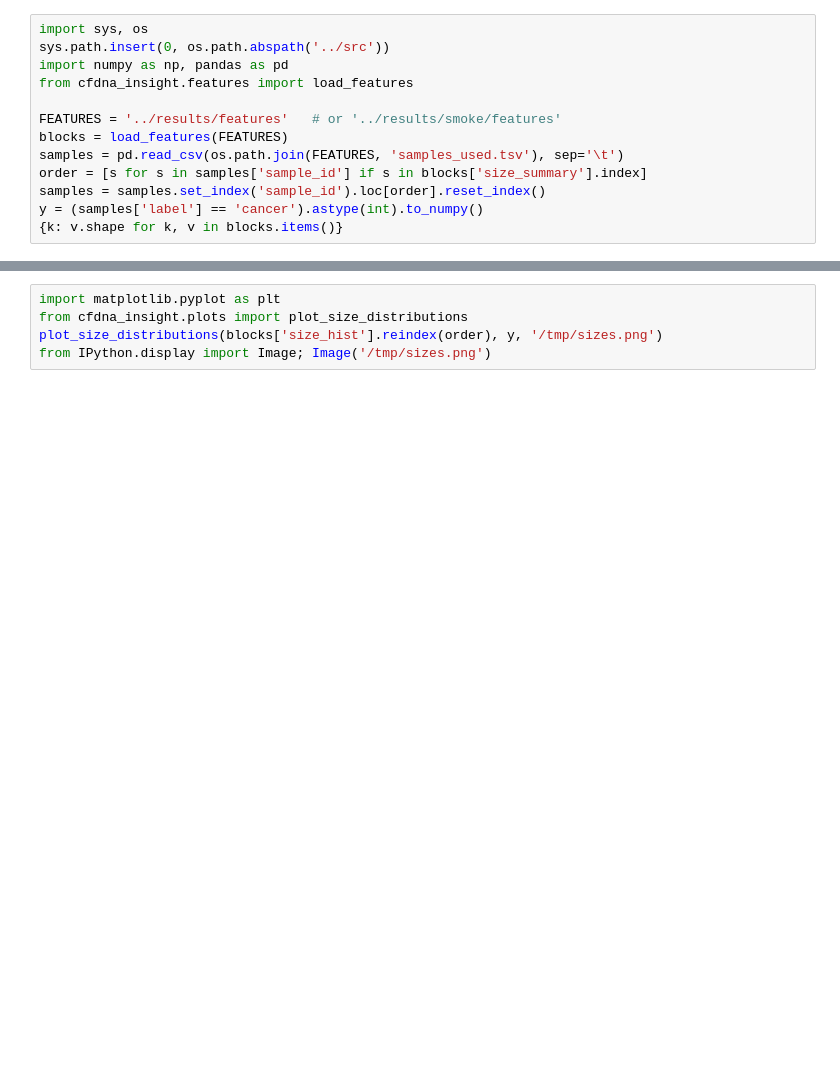
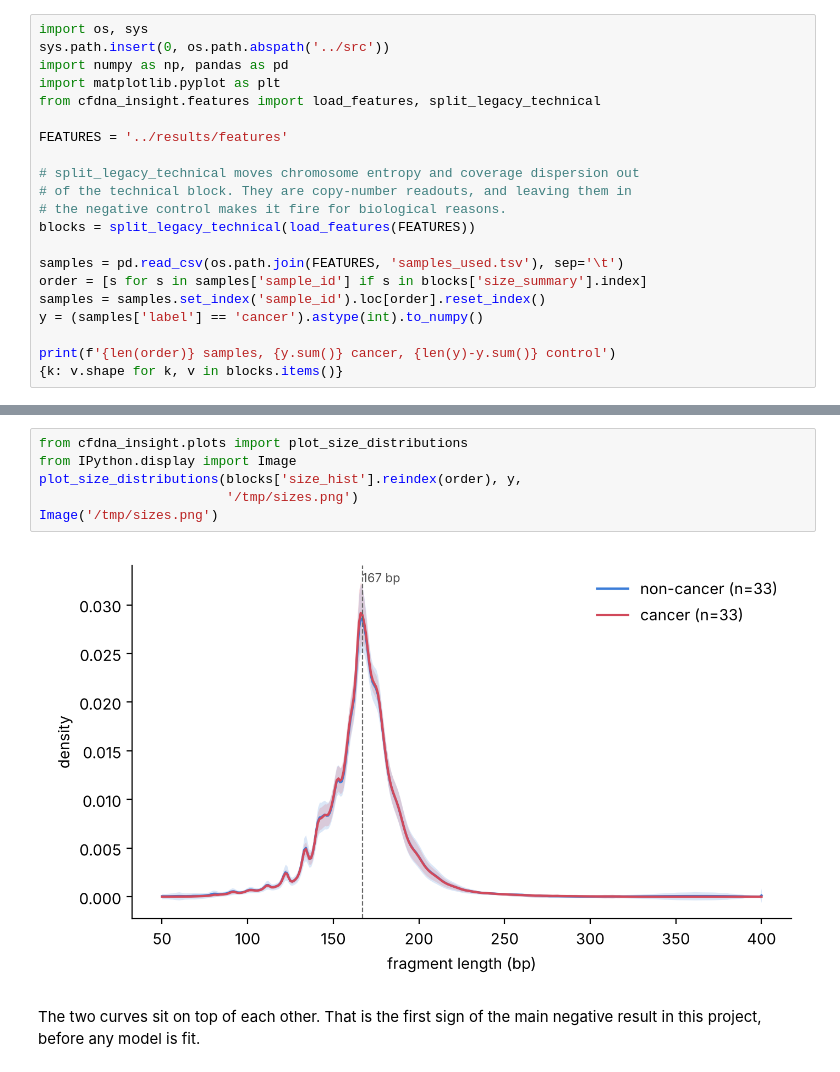
Before and after one commit to Bioinformatics-AI-Lab/cfDNA-Insight, a Jupyter notebook: notebooks/01_data_exploration.ipynb, the cells around one changed output, grey strips where cells are left out. Cells and saved outputs as stored; diff of their text form; blank space fills up the shorter version.

```diff
--- a/notebooks/01_data_exploration.ipynb
+++ b/notebooks/01_data_exploration.ipynb
@@ -10,13 +6,21 @@ balanced across groups, and is any technical covariate label-correlated.
 # %%
-import sys, os
+import os, sys
 sys.path.insert(0, os.path.abspath('../src'))
 import numpy as np, pandas as pd
-from cfdna_insight.features import load_features
+import matplotlib.pyplot as plt
+from cfdna_insight.features import load_features, split_legacy_technical
 
-FEATURES = '../results/features'   # or '../results/smoke/features'
-blocks = load_features(FEATURES)
+FEATURES = '../results/features'
+
+# split_legacy_technical moves chromosome entropy and coverage dispersion out
+# of the technical block. They are copy-number readouts, and leaving them in
+# the negative control makes it fire for biological reasons.
+blocks = split_legacy_technical(load_features(FEATURES))
+
 samples = pd.read_csv(os.path.join(FEATURES, 'samples_used.tsv'), sep='\t')
 order = [s for s in samples['sample_id'] if s in blocks['size_summary'].index]
 samples = samples.set_index('sample_id').loc[order].reset_index()
 y = (samples['label'] == 'cancer').astype(int).to_numpy()
+
+print(f'{len(order)} samples, {y.sum()} cancer, {len(y)-y.sum()} control')
 {k: v.shape for k, v in blocks.items()}
@@ -70,7 +125,13 @@ looking at its label.
 # %%
-import matplotlib.pyplot as plt
 from cfdna_insight.plots import plot_size_distributions
-plot_size_distributions(blocks['size_hist'].reindex(order), y, '/tmp/sizes.png')
-from IPython.display import Image; Image('/tmp/sizes.png')
+from IPython.display import Image
+plot_size_distributions(blocks['size_hist'].reindex(order), y,
+                        '/tmp/sizes.png')
+Image('/tmp/sizes.png')
+# %% [output]
+[figure, added]
+# %% [markdown]
+The two curves sit on top of each other. That is the first sign of the
+main negative result in this project, before any model is fit.
 # %%
 summ = blocks['size_summary'].reindex(order)
```
Also changed, not shown: parts of 15 cells of this notebook, 14 other files.
